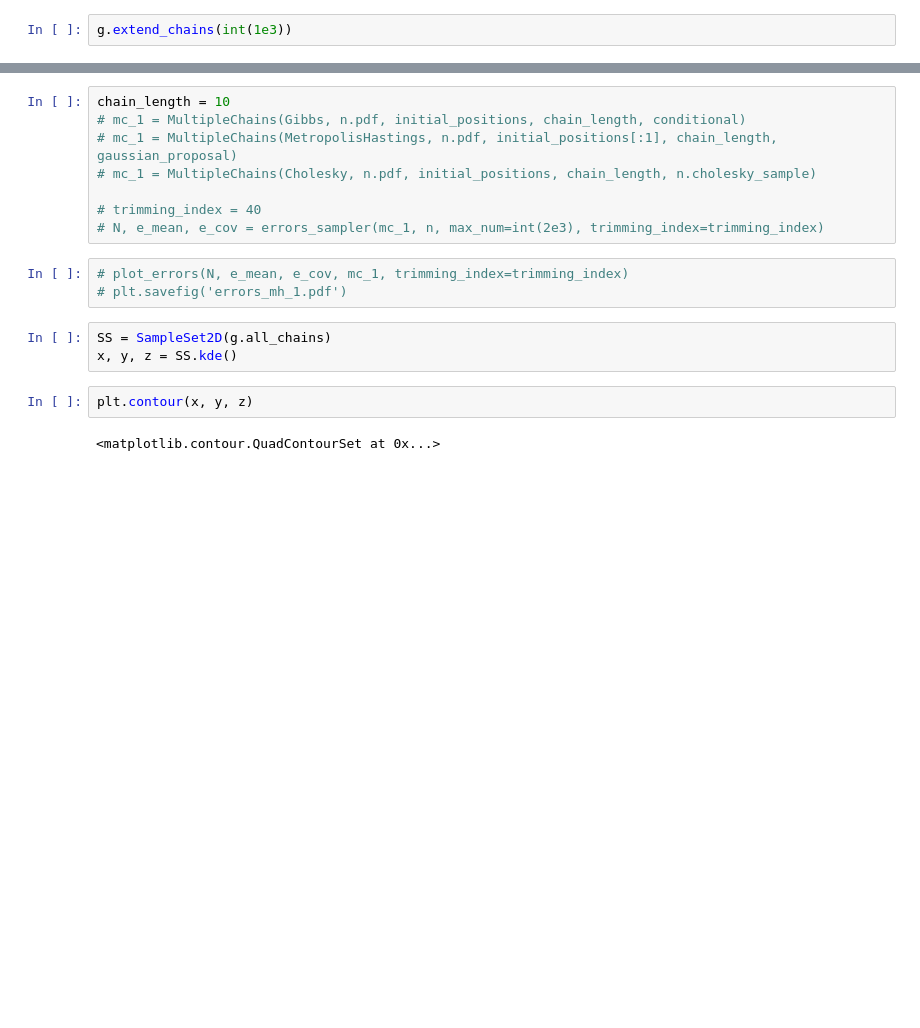
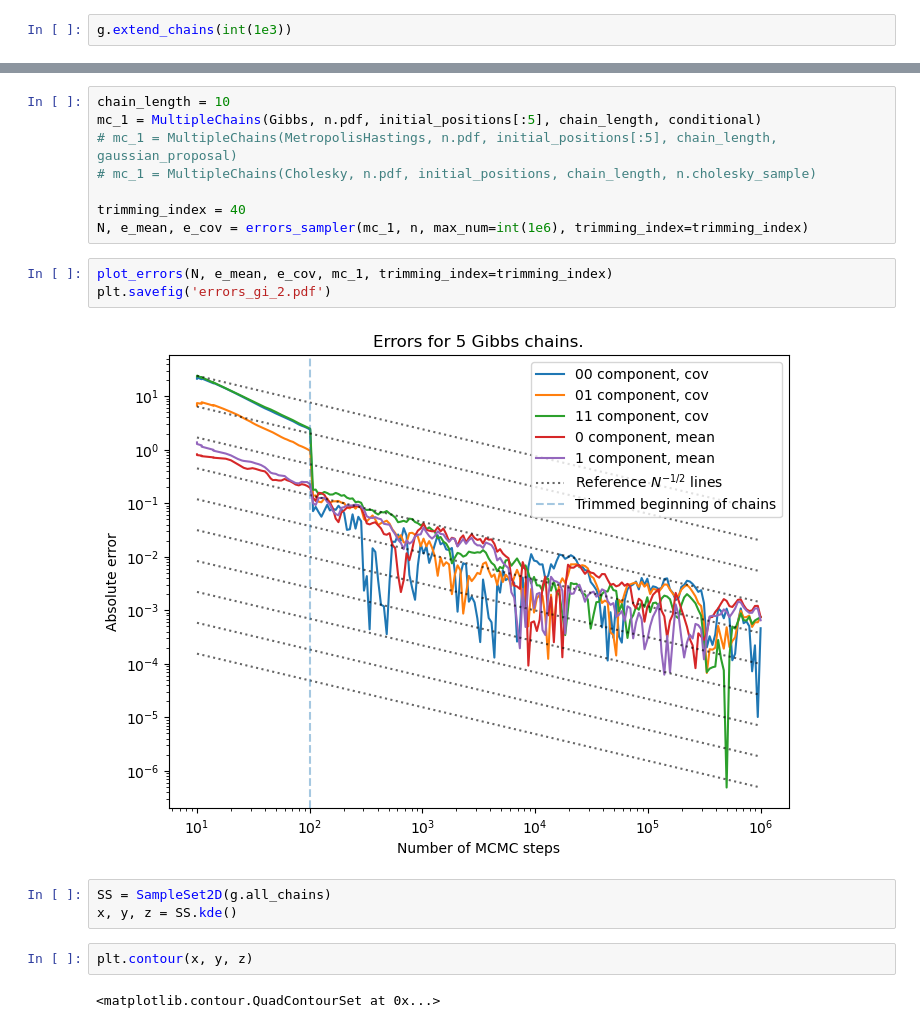
Before and after one commit to jacopok/notes, a Jupyter notebook: ap_third_semester/astrostat_homework/exercise_7.ipynb, the cells around one changed output, grey strips where cells are left out. Saved outputs shown, nothing was run; the diff lists cells and outputs as text; blank space fills up the shorter version.

```diff
--- a/ap_third_semester/astrostat_homework/exercise_7.ipynb
+++ b/ap_third_semester/astrostat_homework/exercise_7.ipynb
@@ -110,14 +112,16 @@ SampleSet2D(g.all_chains).samples_plot(CL, kind='kde')
 # %%
 chain_length = 10
-# mc_1 = MultipleChains(Gibbs, n.pdf, initial_positions, chain_length, conditional)
-# mc_1 = MultipleChains(MetropolisHastings, n.pdf, initial_positions[:1], chain_length, gaussian_proposal)
+mc_1 = MultipleChains(Gibbs, n.pdf, initial_positions[:5], chain_length, conditional)
+# mc_1 = MultipleChains(MetropolisHastings, n.pdf, initial_positions[:5], chain_length, gaussian_proposal)
 # mc_1 = MultipleChains(Cholesky, n.pdf, initial_positions, chain_length, n.cholesky_sample)
 
-# trimming_index = 40
-# N, e_mean, e_cov = errors_sampler(mc_1, n, max_num=int(2e3), trimming_index=trimming_index)
+trimming_index = 40
+N, e_mean, e_cov = errors_sampler(mc_1, n, max_num=int(1e6), trimming_index=trimming_index)
 # %%
-# plot_errors(N, e_mean, e_cov, mc_1, trimming_index=trimming_index)
-# plt.savefig('errors_mh_1.pdf')
+plot_errors(N, e_mean, e_cov, mc_1, trimming_index=trimming_index)
+plt.savefig('errors_gi_2.pdf')
+# %% [output]
+[figure, added]
 # %%
 SS = SampleSet2D(g.all_chains)
 x, y, z = SS.kde()
```
Also changed, not shown: parts of 13 cells of this notebook, 4 other files.
